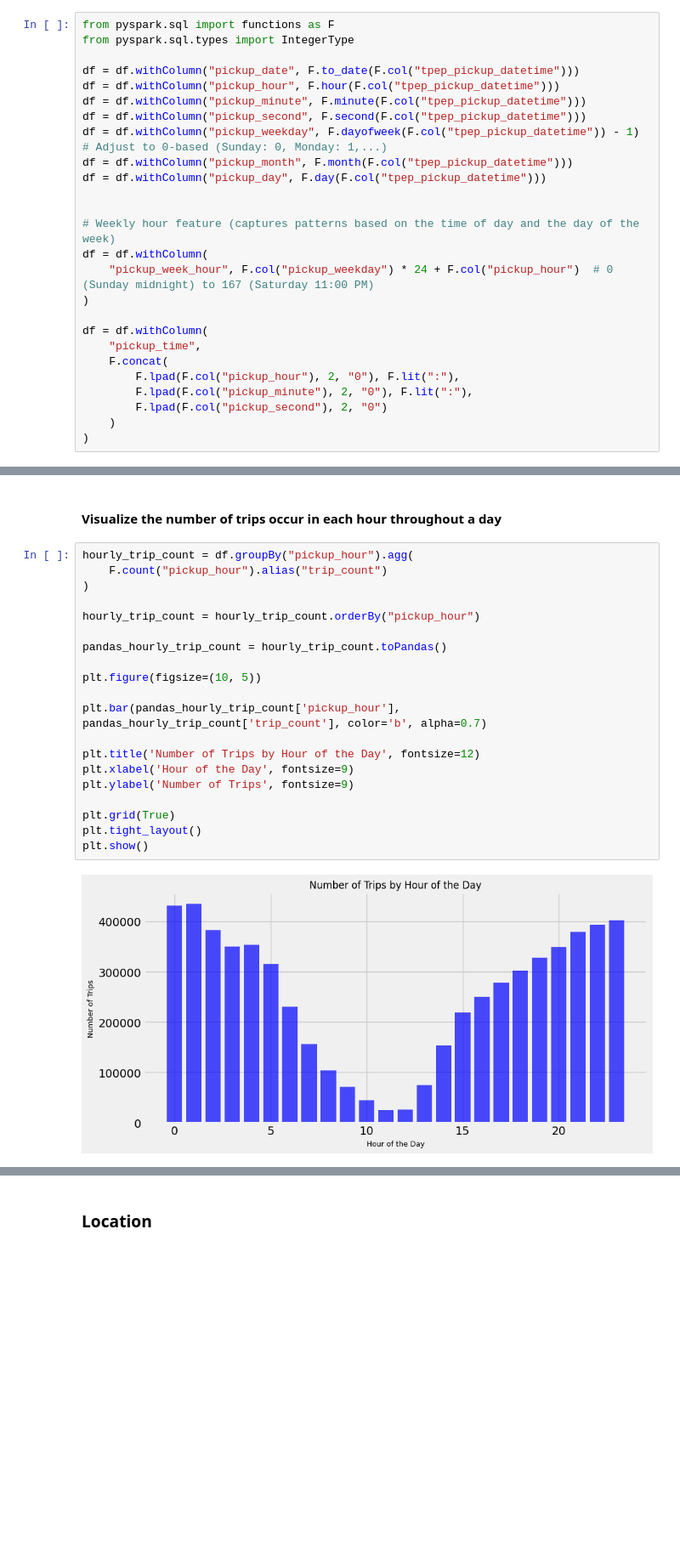
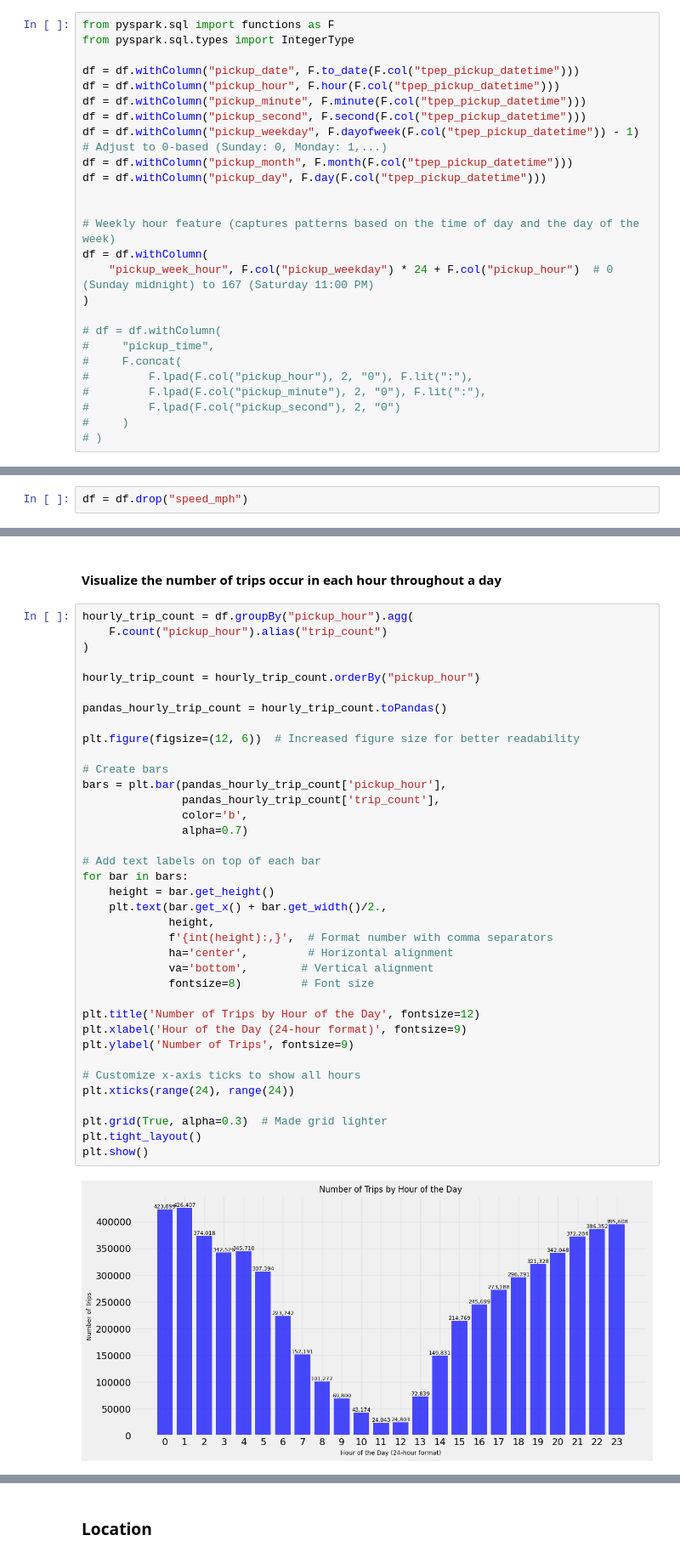
Before and after one commit to nhhongan/nyc_yellow_taxi_eta, a Jupyter notebook: notebook/eda_processing.ipynb, the cells around one changed output, grey strips where cells are left out. Shown at 85% size. Cells and saved outputs as stored; diff of their text form; blank space fills up the shorter version.

```diff
--- a/notebook/eda_modelling_eta.ipynb
+++ b/notebook/eda_processing.ipynb
@@ -321,11 +331,11 @@ df = df.withColumn(
     "pickup_week_hour", F.col("pickup_weekday") * 24 + F.col("pickup_hour")  # 0 (Sunday midnight) to 167 (Saturday 11:00 PM)
 )
 
-df = df.withColumn(
-    "pickup_time",
-    F.concat(
-        F.lpad(F.col("pickup_hour"), 2, "0"), F.lit(":"),
-        F.lpad(F.col("pickup_minute"), 2, "0"), F.lit(":"),
-        F.lpad(F.col("pickup_second"), 2, "0")
-    )
-)
+# df = df.withColumn(
+#     "pickup_time",
+#     F.concat(
+#         F.lpad(F.col("pickup_hour"), 2, "0"), F.lit(":"),
+#         F.lpad(F.col("pickup_minute"), 2, "0"), F.lit(":"),
+#         F.lpad(F.col("pickup_second"), 2, "0")
+#     )
+# )
@@ -480,3 +528,5 @@ only showing top 5 rows
+# %%
+df = df.drop("speed_mph")
 # %% [markdown]
 #### Visualize the Total trip duration throughout a day every day in July
 # %%
@@ -538,22 +607,39 @@ plt.show()
 # %%
 hourly_trip_count = df.groupBy("pickup_hour").agg(
     F.count("pickup_hour").alias("trip_count")
 )
 
 hourly_trip_count = hourly_trip_count.orderBy("pickup_hour")
 
 pandas_hourly_trip_count = hourly_trip_count.toPandas()
 
-plt.figure(figsize=(10, 5))
+plt.figure(figsize=(12, 6))  # Increased figure size for better readability
 
-plt.bar(pandas_hourly_trip_count['pickup_hour'], pandas_hourly_trip_count['trip_count'], color='b', alpha=0.7)
+# Create bars
+bars = plt.bar(pandas_hourly_trip_count['pickup_hour'],
+               pandas_hourly_trip_count['trip_count'],
+               color='b',
+               alpha=0.7)
+
+# Add text labels on top of each bar
+for bar in bars:
+    height = bar.get_height()
+    plt.text(bar.get_x() + bar.get_width()/2.,
+             height,
+             f'{int(height):,}',  # Format number with comma separators
+             ha='center',         # Horizontal alignment
+             va='bottom',        # Vertical alignment
+             fontsize=8)         # Font size
 
 plt.title('Number of Trips by Hour of the Day', fontsize=12)
-plt.xlabel('Hour of the Day', fontsize=9)
+plt.xlabel('Hour of the Day (24-hour format)', fontsize=9)
 plt.ylabel('Number of Trips', fontsize=9)
 
-plt.grid(True)
+# Customize x-axis ticks to show all hours
+plt.xticks(range(24), range(24))
+
+plt.grid(True, alpha=0.3)  # Made grid lighter
 plt.tight_layout()
 plt.show()
 # %% [output]
-[figure, old version]
+[figure, new version]
```
Also changed, not shown: parts of 33 cells of this notebook, 1 other file.
